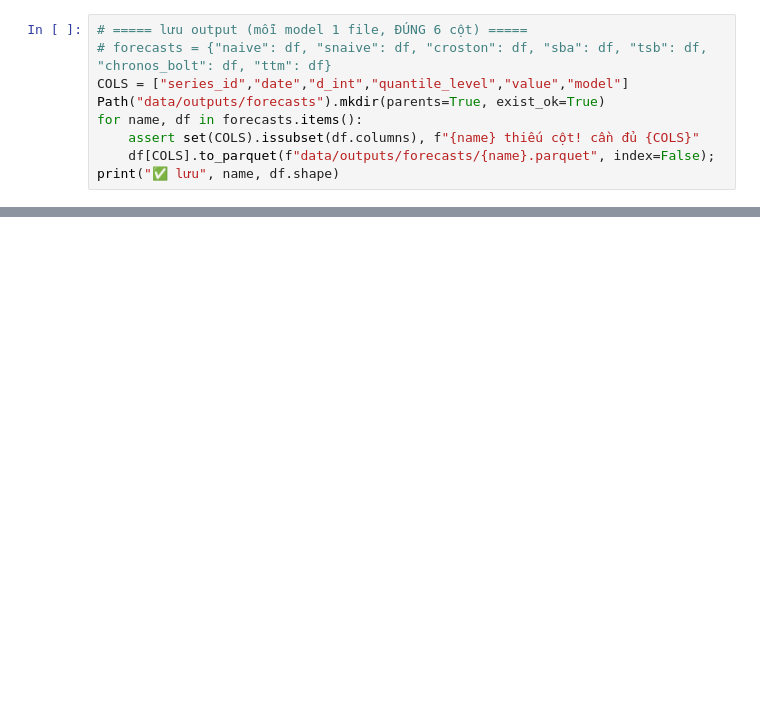
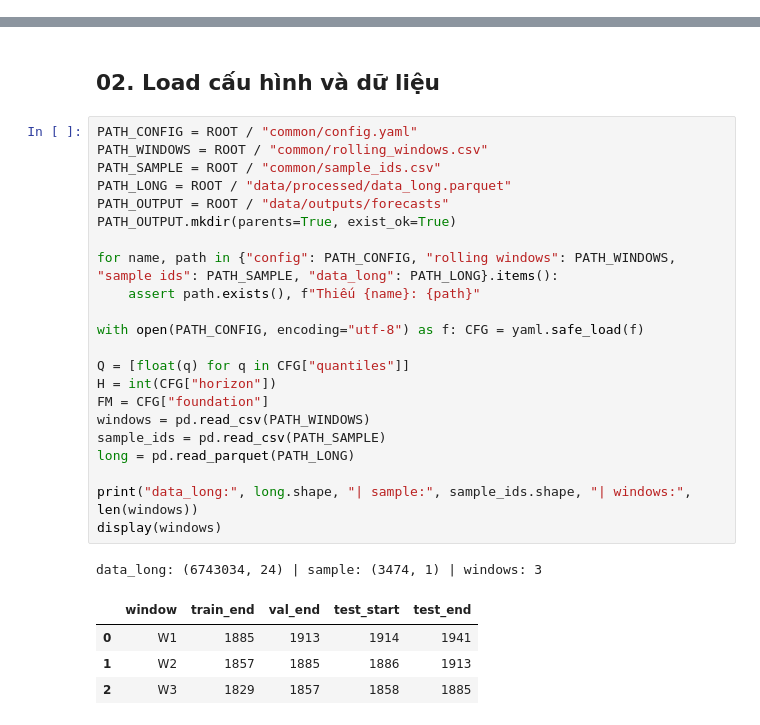
Before and after one commit to DuyKhanh162/m5-intermittent-forecasting, a Jupyter notebook: notebooks/P4.ipynb, the cells around one changed output, grey strips where cells are left out. Cells and saved outputs as stored; diff of their text form; blank space fills up the shorter version.

```diff
--- a/notebooks/P4.ipynb
+++ b/notebooks/P4.ipynb
@@ -42,8 +0,0 @@ print("✅ Input sẵn sàng — long", long.shape, "| FM:", FM["chronos_model"]
-# %%
-# ===== lưu output (mỗi model 1 file, ĐÚNG 6 cột) =====
-# forecasts = {"naive": df, "snaive": df, "croston": df, "sba": df, "tsb": df, "chronos_bolt": df, "ttm": df}
-COLS = ["series_id","date","d_int","quantile_level","value","model"]
-Path("data/outputs/forecasts").mkdir(parents=True, exist_ok=True)
-for name, df in forecasts.items():
-    assert set(COLS).issubset(df.columns), f"{name} thiếu cột! cần đủ {COLS}"
-    df[COLS].to_parquet(f"data/outputs/forecasts/{name}.parquet", index=False); print("✅ lưu", name, df.shape)
@@ -49,0 +46,30 @@ for name, df in forecasts.items():
+# %% [markdown]
+## 02. Load cấu hình và dữ liệu
+# %%
+PATH_CONFIG = ROOT / "common/config.yaml"
+PATH_WINDOWS = ROOT / "common/rolling_windows.csv"
+PATH_SAMPLE = ROOT / "common/sample_ids.csv"
+PATH_LONG = ROOT / "data/processed/data_long.parquet"
+PATH_OUTPUT = ROOT / "data/outputs/forecasts"
+PATH_OUTPUT.mkdir(parents=True, exist_ok=True)
+
+for name, path in {"config": PATH_CONFIG, "rolling windows": PATH_WINDOWS, "sample ids": PATH_SAMPLE, "data_long": PATH_LONG}.items():
+    assert path.exists(), f"Thiếu {name}: {path}"
+
+with open(PATH_CONFIG, encoding="utf-8") as f: CFG = yaml.safe_load(f)
+
+Q = [float(q) for q in CFG["quantiles"]]
+H = int(CFG["horizon"])
+FM = CFG["foundation"]
+windows = pd.read_csv(PATH_WINDOWS)
+sample_ids = pd.read_csv(PATH_SAMPLE)
+long = pd.read_parquet(PATH_LONG)
+
+print("data_long:", long.shape, "| sample:", sample_ids.shape, "| windows:", len(windows))
+display(windows)
+# %% [output]
+data_long: (6743034, 24) | sample: (3474, 1) | windows: 3
+|  | window | train_end | val_end | test_start | test_end |
+| 0 | W1 | 1885 | 1913 | 1914 | 1941 |
+| 1 | W2 | 1857 | 1885 | 1886 | 1913 |
+| 2 | W3 | 1829 | 1857 | 1858 | 1885 |
```
Also changed, not shown: parts of 40 cells of this notebook, 6 other files.
